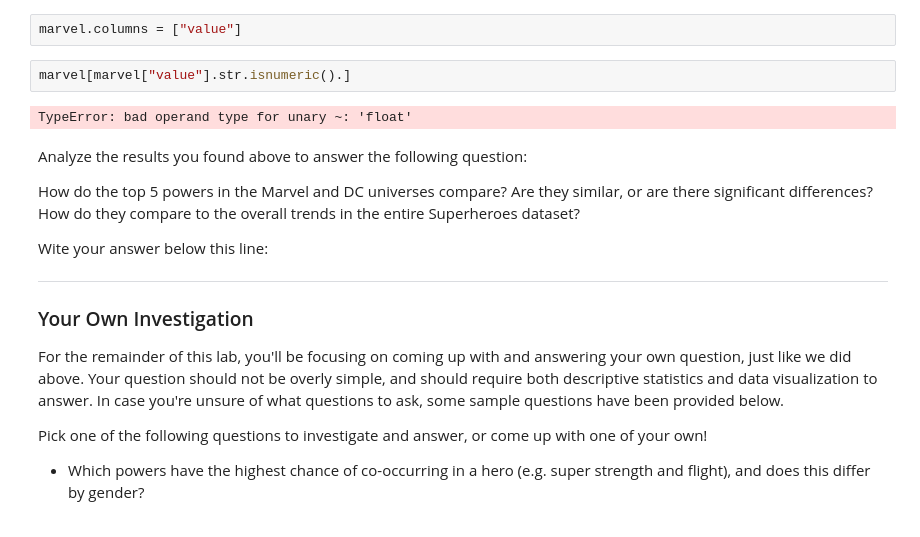
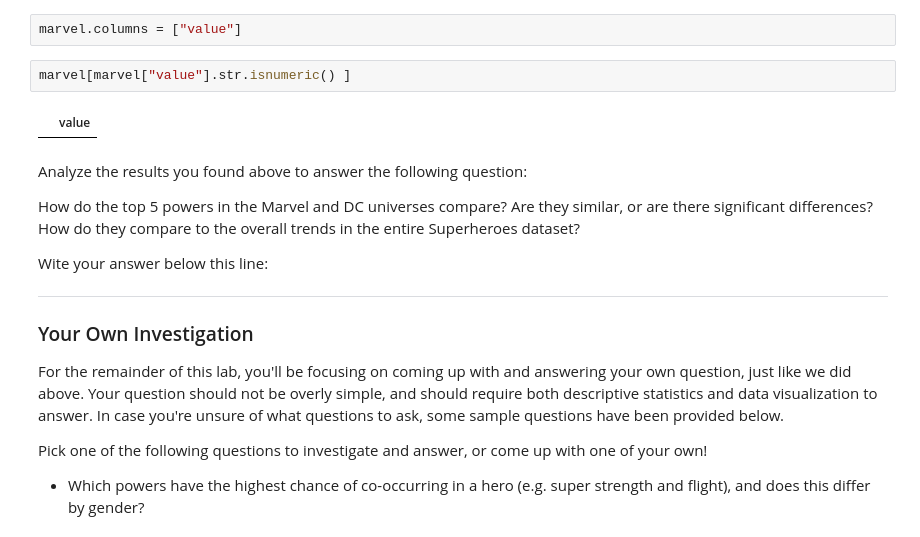
Before and after one commit to ortsed/dsc-data-cleaning-project-dc-ds-career-042219, a Jupyter notebook: index.ipynb, the cells around one changed output. Drawn from its saved outputs; the diff is of its cells as text.

```diff
--- a/index.ipynb
+++ b/index.ipynb
@@ -293,9 +293,9 @@ marvel = pd.DataFrame(marvel)
 # %%
 marvel.columns = ["value"]
 # %%
-marvel[marvel["value"].str.isnumeric().]
+marvel[marvel["value"].str.isnumeric() ]
 # %% [output]
-TypeError: bad operand type for unary ~: 'float'
+|  | value |
 # %% [markdown]
 Analyze the results you found above to answer the following question:
 
```
